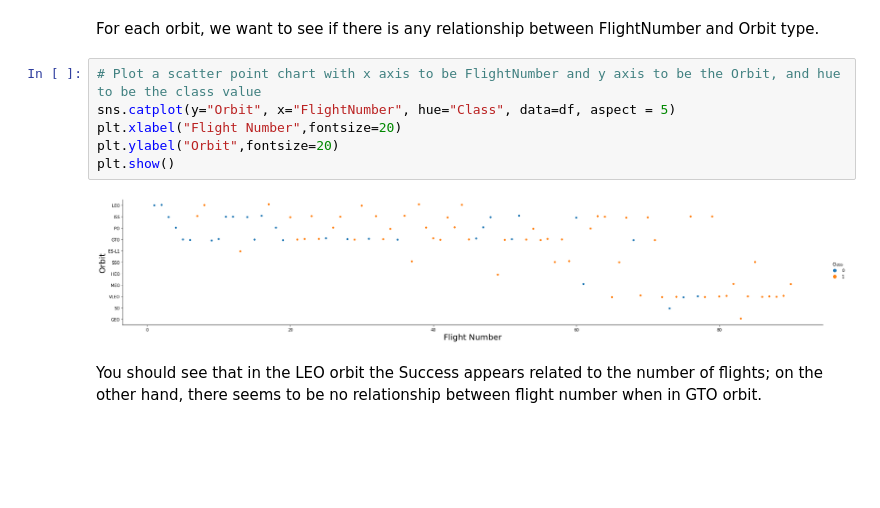
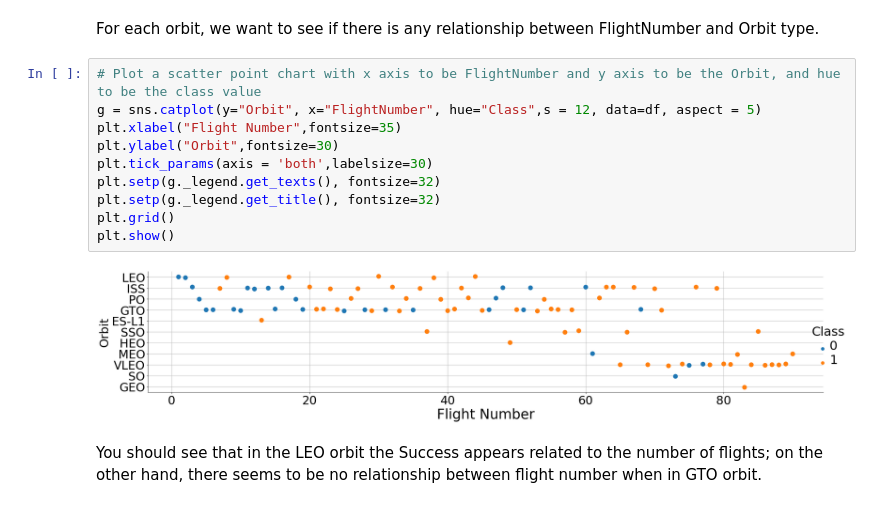
Before and after one commit to miguelassh/Applied-Data-Science-Capstone-Coursera, a Jupyter notebook: SpaceX Exploratory Data Analysis with python.ipynb, the cells around one changed output. Drawn from its saved outputs; the diff is of its cells as text; blank space fills up the shorter version.

Commit message:
Published from Watson Studio. Better plots

```diff
--- a/SpaceX Exploratory Data Analysis with python.ipynb
+++ b/SpaceX Exploratory Data Analysis with python.ipynb
@@ -132,12 +139,16 @@ Analyze the ploted bar chart try to find which orbits have high sucess rate.
 For each orbit, we want to see if there is any relationship between FlightNumber and Orbit type.
 # %%
 # Plot a scatter point chart with x axis to be FlightNumber and y axis to be the Orbit, and hue to be the class value
-sns.catplot(y="Orbit", x="FlightNumber", hue="Class", data=df, aspect = 5)
-plt.xlabel("Flight Number",fontsize=20)
-plt.ylabel("Orbit",fontsize=20)
+g = sns.catplot(y="Orbit", x="FlightNumber", hue="Class",s = 12, data=df, aspect = 5)
+plt.xlabel("Flight Number",fontsize=35)
+plt.ylabel("Orbit",fontsize=30)
+plt.tick_params(axis = 'both',labelsize=30)
+plt.setp(g._legend.get_texts(), fontsize=32)
+plt.setp(g._legend.get_title(), fontsize=32)
+plt.grid()
 plt.show()
 # %% [output]
-[figure, old version]
+[figure, new version]
 # %% [markdown]
 You should see that in the LEO orbit the Success appears related to the number of flights; on the other hand, there seems to be no relationship between flight number when in GTO orbit.
 # %% [markdown]
```
Also changed, not shown: parts of 6 cells of this notebook.
